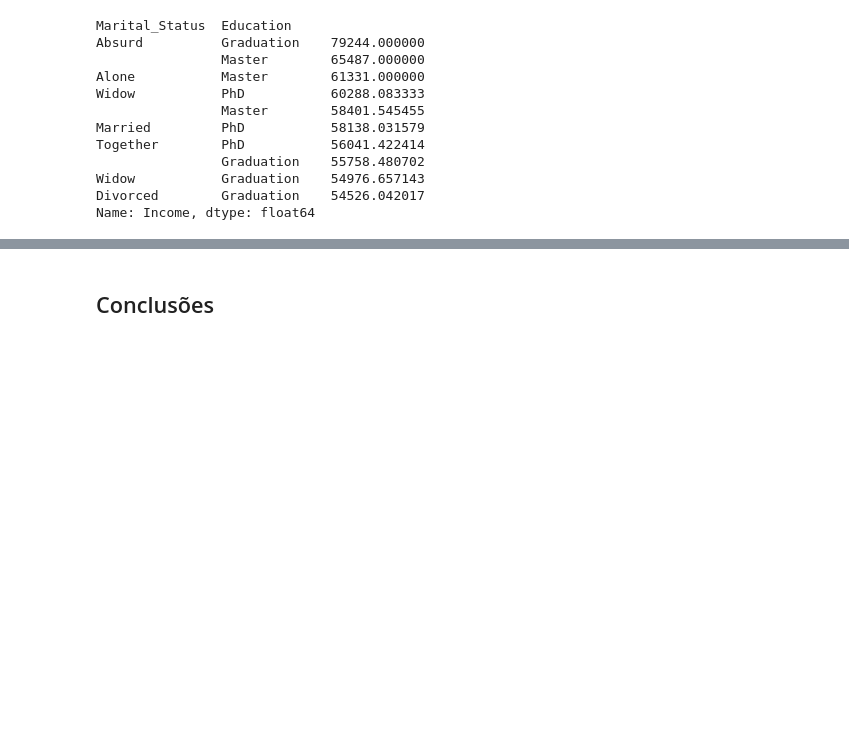
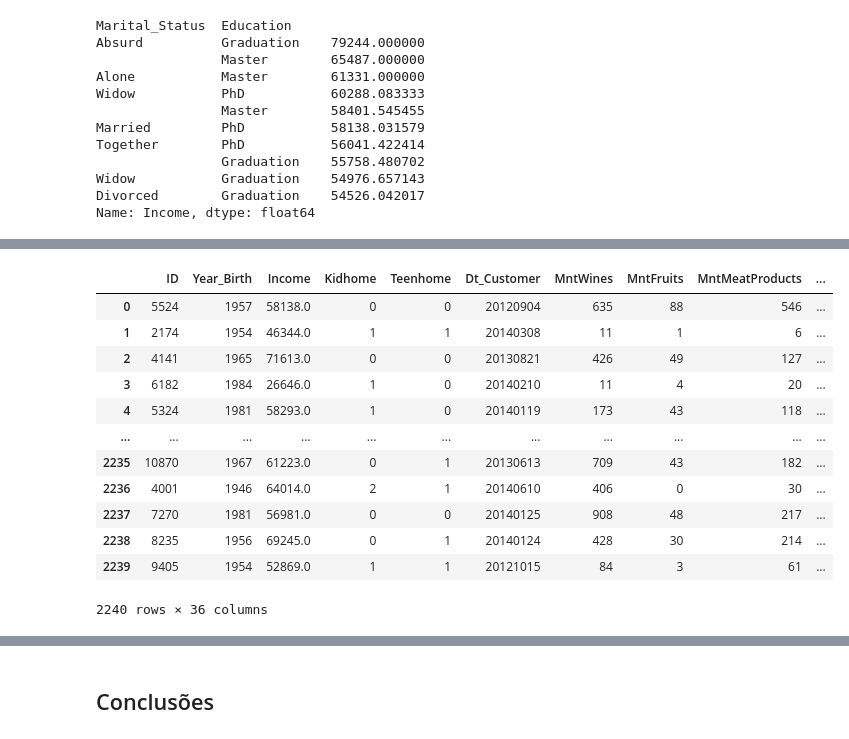
Before and after one commit to rodrigoreisbr-tech/data_science, a Jupyter notebook: Analisando_os_Dados_do_IFood.ipynb, the cells around one changed output, grey strips where cells are left out. Drawn from its saved outputs; the diff is of its cells as text; code cells hidden in the pictures; blank space fills up the shorter version.

```diff
--- a/Analisando_os_Dados_do_IFood.ipynb
+++ b/Analisando_os_Dados_do_IFood.ipynb
@@ -293,0 +407,12 @@ Como são fornecidas as Latitudes e Longitudes para os imóveis, é possível pl
+# %%
+df.head()
+dfNumber = df.drop(['Education','Marital_Status','AgeGroupDescription','YearCustomerGroupDesc'], axis=1)
+dfNumber['Dt_Customer'] = pd.to_datetime(dfNumber['Dt_Customer']).dt.strftime("%Y%m%d")
+dfNumber = dfNumber.fillna(0)
+
+X = dfNumber.drop('Recency', axis=1)
+y = dfNumber.Recency
+
+print("df.shape:\t{}".format(df.shape))
+print("X.shape:\t{}".format(X.shape))
+print("y.shape:\t{}".format(y.shape))
@@ -293,0 +445,6 @@ Como são fornecidas as Latitudes e Longitudes para os imóveis, é possível pl
+# %%
+from sklearn.linear_model import LogisticRegression
+
+model = LogisticRegression(max_iter=10000, penalty='l2')
+
+model.fit(X, y)
@@ -293,0 +465,22 @@ Como são fornecidas as Latitudes e Longitudes para os imóveis, é possível pl
+# %%
+from sklearn.preprocessing import StandardScaler
+
+scaler = StandardScaler()
+scaler.fit(X)
+X_scaler = scaler.transform(X)
+# %%
+X
+# %% [output]
+|  | ID | Year_Birth | Income | Kidhome | Teenhome | Dt_Customer | MntWines | MntFruits | MntMeatProducts | ... |
+| 0 | 5524 | 1957 | 58138.0 | 0 | 0 | 20120904 | 635 | 88 | 546 | ... |
+| 1 | 2174 | 1954 | 46344.0 | 1 | 1 | 20140308 | 11 | 1 | 6 | ... |
+| 2 | 4141 | 1965 | 71613.0 | 0 | 0 | 20130821 | 426 | 49 | 127 | ... |
+| 3 | 6182 | 1984 | 26646.0 | 1 | 0 | 20140210 | 11 | 4 | 20 | ... |
+| 4 | 5324 | 1981 | 58293.0 | 1 | 0 | 20140119 | 173 | 43 | 118 | ... |
+| ... | ... | ... | ... | ... | ... | ... | ... | ... | ... | ... |
+| 2235 | 10870 | 1967 | 61223.0 | 0 | 1 | 20130613 | 709 | 43 | 182 | ... |
+| 2236 | 4001 | 1946 | 64014.0 | 2 | 1 | 20140610 | 406 | 0 | 30 | ... |
+| 2237 | 7270 | 1981 | 56981.0 | 0 | 0 | 20140125 | 908 | 48 | 217 | ... |
+| 2238 | 8235 | 1956 | 69245.0 | 0 | 1 | 20140124 | 428 | 30 | 214 | ... |
+| 2239 | 9405 | 1954 | 52869.0 | 1 | 1 | 20121015 | 84 | 3 | 61 | ... |
+2240 rows × 36 columns
```
Also changed, not shown: parts of 23 cells of this notebook.
